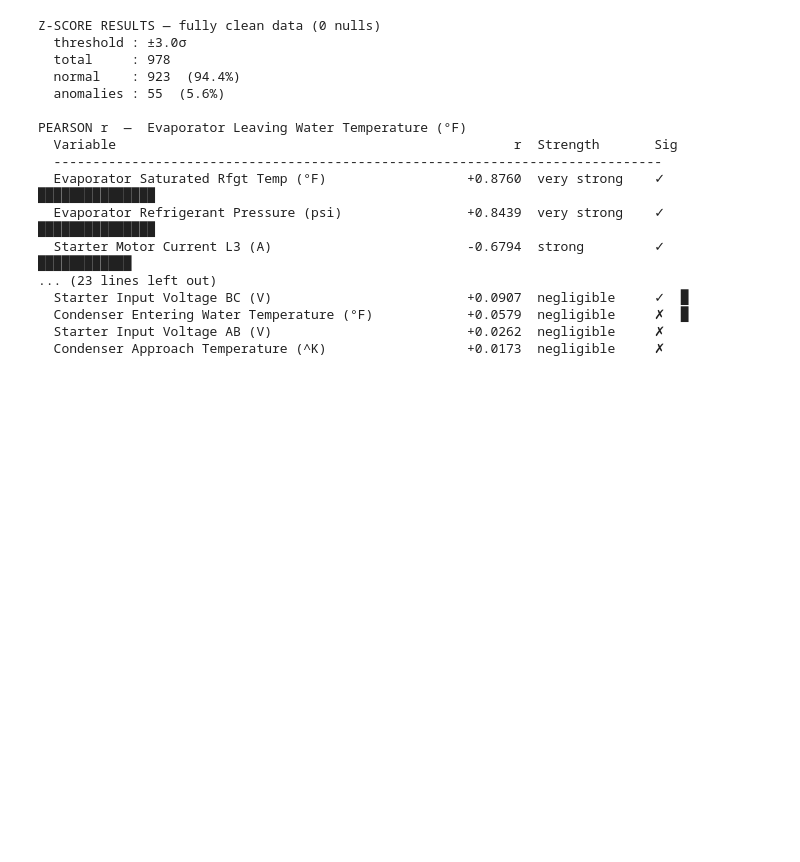
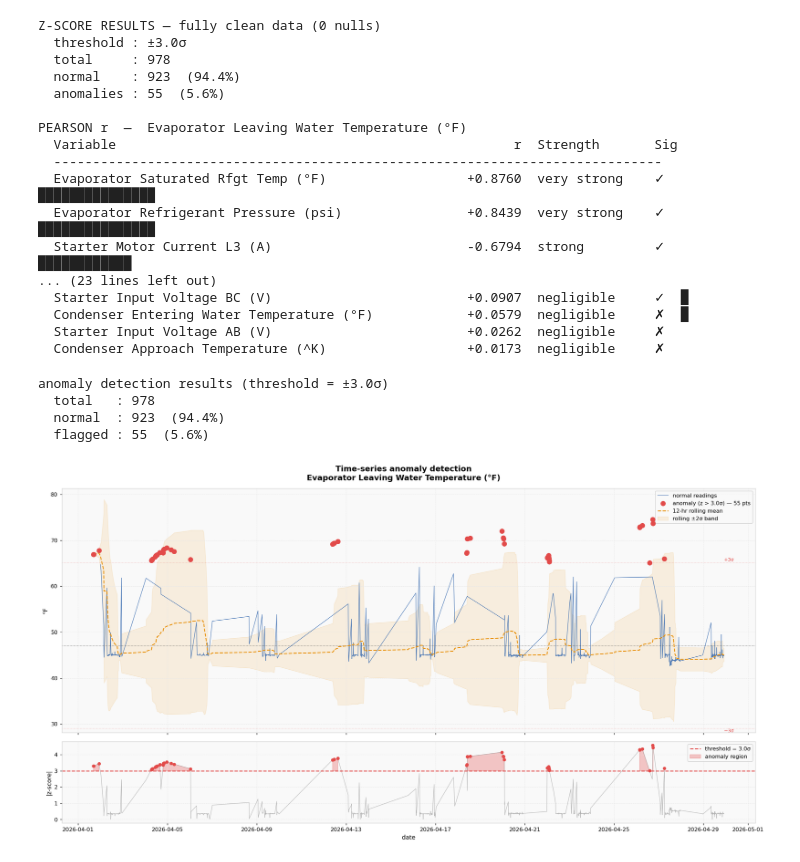
Before and after one commit to cstanisha/chiller_analysis, a Jupyter notebook: chillerdata2.ipynb, the cells around one changed output. Drawn from its saved outputs; the diff is of its cells as text; code cells hidden in the pictures; blank space fills up the shorter version.

Commit message:
Implement anomaly detection, correlation analysis, and operational efficiency diagnostics

```diff
--- a/chillerdata2.ipynb
+++ b/chillerdata2.ipynb
@@ -548,3 +549,81 @@ PEARSON r  —  Evaporator Leaving Water Temperature (°F)
   Condenser Entering Water Temperature (°F)            +0.0579  negligible     ✗  █
   Starter Input Voltage AB (V)                         +0.0262  negligible     ✗
   Condenser Approach Temperature (^K)                  +0.0173  negligible     ✗
+# %%
+# ── z-score method: how far is each point from the mean, in standard deviations ──
+# beyond 3σ = statistically rare = anomaly
+# think of it as: "this reading is 3x weirder than normal"
+THRESHOLD = 3.0
+
+df_clean["z_score"]    = np.abs(stats.zscore(df_clean[TARGET]))
+df_clean["is_anomaly"] = df_clean["z_score"] > THRESHOLD
+
+n_total   = len(df_clean)
+n_anomaly = int(df_clean["is_anomaly"].sum())
+normal_   = df_clean[~df_clean["is_anomaly"]]
+anomaly_  = df_clean[ df_clean["is_anomaly"]]
+
+print(f"anomaly detection results (threshold = ±{THRESHOLD}σ)")
+print(f"  total   : {n_total}")
+print(f"  normal  : {n_total - n_anomaly}  ({100*(n_total-n_anomaly)/n_total:.1f}%)")
+print(f"  flagged : {n_anomaly}  ({100*n_anomaly/n_total:.1f}%)")
+
+# ── the plot ───────────────────────────────────────────────────────────────
+fig, (ax1, ax2) = plt.subplots(2, 1, figsize=(17, 9),
+                                gridspec_kw={"height_ratios": [3, 1]},
+                                sharex=True)
+fig.suptitle(f"Time-series anomaly detection\n{TARGET}", fontsize=13, fontweight="bold")
+
+# rolling stats (window = 72 readings = 12 hours at 10-min intervals)
+roll   = df_clean[TARGET].rolling(72, min_periods=1)
+r_mean = roll.mean()
+r_std  = roll.std().fillna(0)
+
+# ── top panel: signal + anomalies ─────────────────────────────────────────
+ax1.plot(normal_["DateTime"],  normal_[TARGET],
+         color=CLR_NORMAL, lw=0.85, alpha=0.85, label="normal readings")
+ax1.scatter(anomaly_["DateTime"], anomaly_[TARGET],
+            color=CLR_ANOMALY, s=55, zorder=6,
+            label=f"anomaly (z > {THRESHOLD}σ) — {n_anomaly} pts")
+ax1.plot(df_clean["DateTime"], r_mean,
+         color=CLR_ROLLING, lw=1.5, ls="--", label="12-hr rolling mean", zorder=5)
+ax1.fill_between(df_clean["DateTime"],
+                 r_mean - 2*r_std, r_mean + 2*r_std,
+                 alpha=0.11, color=CLR_ROLLING, label="rolling ±2σ band")
+
+# stat annotations
+mean_v = df_clean[TARGET].mean()
+std_v  = df_clean[TARGET].std()
+ax1.axhline(mean_v,             color="#444", lw=0.8, ls=":", alpha=0.6)
+ax1.axhline(mean_v + 3*std_v,  color=CLR_ANOMALY, lw=0.8, ls=":", alpha=0.5)
+ax1.axhline(mean_v - 3*std_v,  color=CLR_ANOMALY, lw=0.8, ls=":", alpha=0.5)
+ax1.text(df_clean["DateTime"].iloc[-1], mean_v + 3*std_v + 0.1, "+3σ",
+         fontsize=8, color=CLR_ANOMALY, va="bottom")
+ax1.text(df_clean["DateTime"].iloc[-1], mean_v - 3*std_v - 0.1, "−3σ",
+         fontsize=8, color=CLR_ANOMALY, va="top")
+
+ax1.set_ylabel("°F")
+ax1.legend(loc="upper right")
+
+# ── bottom panel: z-score track ───────────────────────────────────────────
+ax2.plot(df_clean["DateTime"], df_clean["z_score"],
+         color=CLR_GREY, lw=0.7, alpha=0.9)
+ax2.axhline(THRESHOLD, color=CLR_ANOMALY, lw=1.5, ls="--", label=f"threshold = {THRESHOLD}σ")
+ax2.fill_between(df_clean["DateTime"], df_clean["z_score"], THRESHOLD,
+                 where=df_clean["z_score"] > THRESHOLD,
+                 color=CLR_ANOMALY, alpha=0.3, label="anomaly region")
+ax2.scatter(anomaly_["DateTime"], anomaly_["z_score"],
+            color=CLR_ANOMALY, s=20, zorder=5)
+ax2.set_ylabel("|z-score|")
+ax2.set_xlabel("date")
+ax2.legend(loc="upper right")
+
+plt.tight_layout()
+plt.savefig("timeseries_anomalies.png", dpi=150, bbox_inches="tight")
+plt.show()
+# %% [output]
+anomaly detection results (threshold = ±3.0σ)
+  total   : 978
+  normal  : 923  (94.4%)
+  flagged : 55  (5.6%)
+[figure, added]
```
Also changed, not shown: parts of 8 cells of this notebook.
